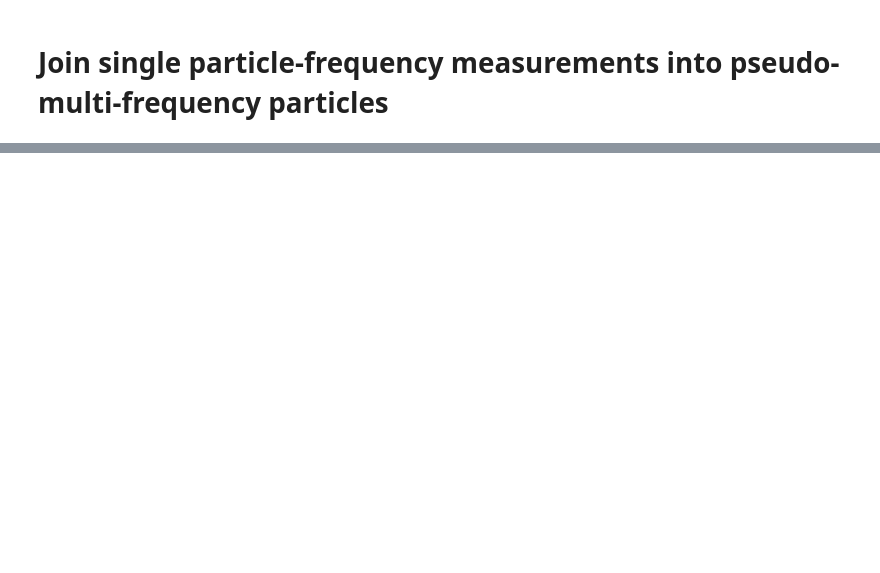
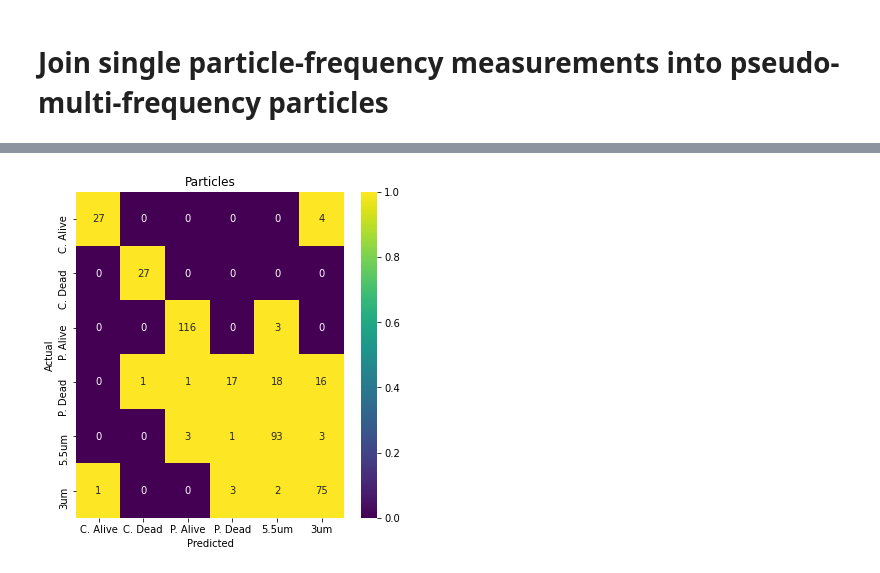
Before and after one commit to Bennibraun/Microwave-Analysis, a Jupyter notebook: Particle_analysis.ipynb, the cells around one changed output, grey strips where cells are left out. Cells and saved outputs as stored; diff of their text form; code cells hidden in the pictures; blank space fills up the shorter version.

```diff
--- a/Particle_analysis.ipynb
+++ b/Particle_analysis.ipynb
@@ -122,0 +233,80 @@ df
+# %%
+freqs = ['7.65GHz','5.55GHz','3.96GHz','2.38GHz','0.8GHz']
+types = ['C. Alive','C. Dead','P. Alive','P. Dead','5.5um','3um']
+
+cols = ['Type']
+for freq in freqs:
+  cols += [freq+'_Re']
+  cols += [freq+'_Im']
+
+df = pd.DataFrame(columns=cols)
+
+
+# First, we need to determine the number of rows per particle size
+# In order to avoid truncating the end of our data
+max_size = 0
+type_sizes = [0]*len(types)
+for type in range(len(types)):
+  for freq in freqs:
+    newdf = pd.read_excel('all_data_yeast_particles.xlsx',
+                          header=None,
+                          names=['Epsilon_Re','Epsilon_Im'],
+                          sheet_name=freq,
+                          skiprows=2,
+                          usecols=range(1+(type*3),3+(type*3)))
+
+    newdf.dropna(subset=['Epsilon_Re','Epsilon_Im'],inplace=True)
+
+    if max_size<len(newdf):
+      max_size = len(newdf)
+
+  type_sizes[type] = max_size
+  max_size = 0
+
+
+# Gather particle measurements from all sheets together
+# Scrap time measurements for the pseudo-combination of frequencies
+typedf = df.copy(deep=True)
+for type in range(len(types)):
+  typedf = typedf.iloc[0:0]
+  typedf['Type'] = pd.Series(data=[types[type]]*type_sizes[type])
+  for freq in freqs:
+    newdf = pd.read_excel('all_data_yeast_particles.xlsx',
+                          header=None,
+                          names=['Epsilon_Re','Epsilon_Im'],
+                          sheet_name=freq,
+                          skiprows=2,
+                          usecols=range(1+(type*3),3+(type*3)))
+
+    newdf.dropna(subset=['Epsilon_Re','Epsilon_Im'],inplace=True)
+
+    typedf[freq+'_Re'] = pd.Series(newdf['Epsilon_Re'].values)
+    typedf[freq+'_Im'] = pd.Series(newdf['Epsilon_Im'].values)
+
+
+  df = pd.concat([df,typedf],ignore_index=True)
+
+
+
+# Since the multi-frequency measurements are falsely associated anyway,
+# We now randomly duplicate readings to fill in the gaps
+for type in range(len(types)):
+  for col in cols[1:]:
+    # Isolate the column/type's valid values into a series for random selection
+    col_series = df[col].loc[df['Type'] == types[type]].loc[df[col].notnull()]
+
+    while df[col].loc[df['Type'] == types[type]].isnull().values.any():
+      # Get random row
+      rand_val = col_series.sample()
+
+      # Place this random value into the next empty cell in the column
+      next_nan = df[col].loc[df['Type'] == types[type]].loc[df[col].isnull()].index[0]
+      df.at[next_nan,col] = rand_val.values[0]
+
+
+pd.set_option('display.max_rows',100)
+df
+
+
+make_lr_model(df)
+# %% [output]
@@ -122,0 +315 @@ df
+[figure, added]
```
Also changed, not shown: parts of 24 cells of this notebook.
